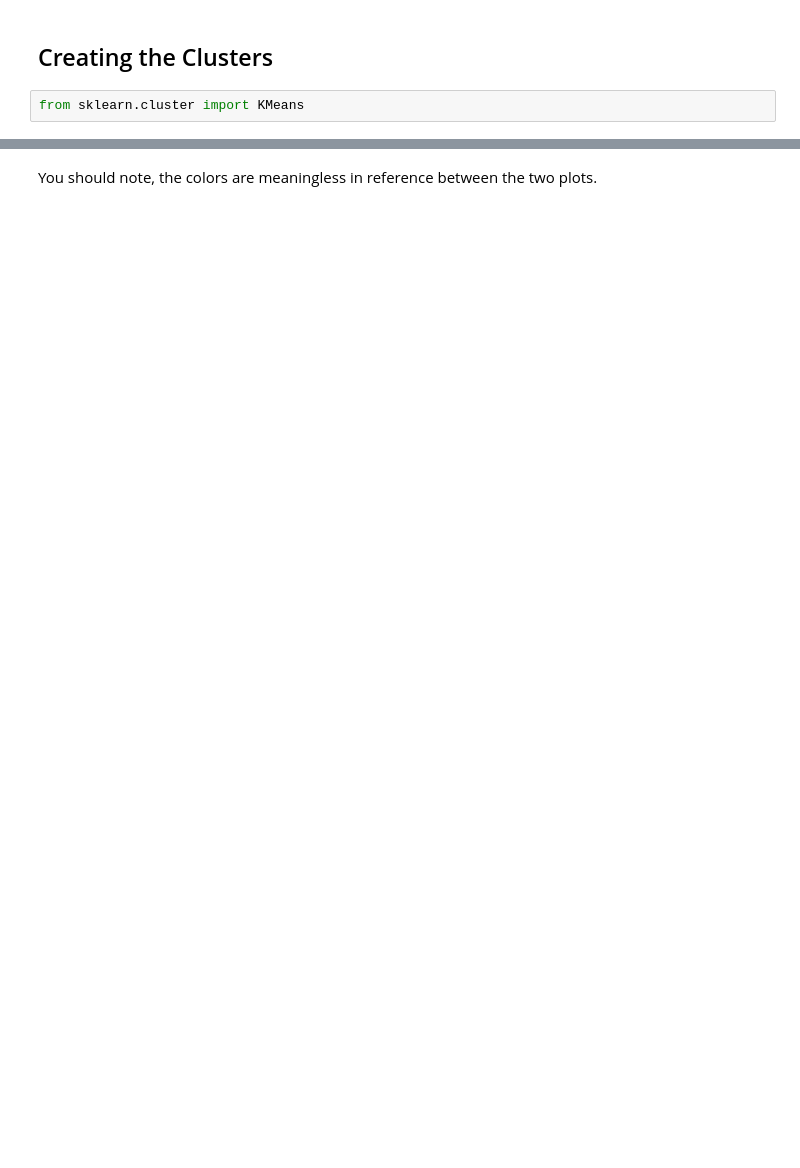
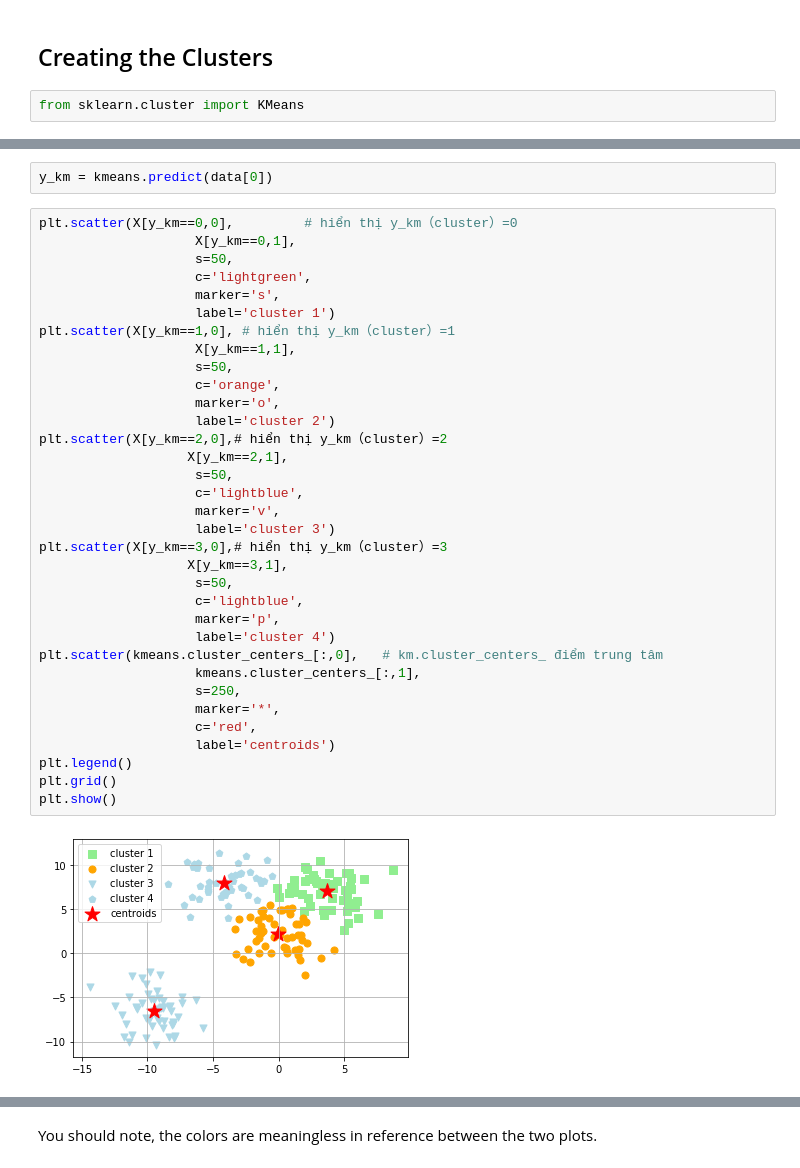
Before and after one commit to NguyenTheBinh1205/Machine_Learning, a Jupyter notebook: K-means/01-K Means Clustering with Python.ipynb, the cells around one changed output, grey strips where cells are left out. Drawn from its saved outputs; the diff is of its cells as text; blank space fills up the shorter version.

```diff
--- a/K-means/01-K Means Clustering with Python.ipynb
+++ b/K-means/01-K Means Clustering with Python.ipynb
@@ -89,3 +140,41 @@ array([2, 3, 0, 3, 3, 1, 3, 0, 3, 0, 2, 0, 3, 3, 2, 0, 3, 0, 1, 2, 1, 0,
+# %%
+y_km = kmeans.predict(data[0])
+# %%
+plt.scatter(X[y_km==0,0],         # hiển thị y_km（cluster）=0
+                    X[y_km==0,1],
+                    s=50,
+                    c='lightgreen',
+                    marker='s',
+                    label='cluster 1')
+plt.scatter(X[y_km==1,0], # hiển thị y_km（cluster）=1
+                    X[y_km==1,1],
+                    s=50,
+                    c='orange',
+                    marker='o',
+                    label='cluster 2')
+plt.scatter(X[y_km==2,0],# hiển thị y_km（cluster）=2
+                   X[y_km==2,1],
+                    s=50,
+                    c='lightblue',
+                    marker='v',
+                    label='cluster 3')
+plt.scatter(X[y_km==3,0],# hiển thị y_km（cluster）=3
+                   X[y_km==3,1],
+                    s=50,
+                    c='lightblue',
+                    marker='p',
+                    label='cluster 4')
+plt.scatter(kmeans.cluster_centers_[:,0],   # km.cluster_centers_ điểm trung tâm
+                    kmeans.cluster_centers_[:,1],
+                    s=250,
+                    marker='*',
+                    c='red',
+                    label='centroids')
+plt.legend()
+plt.grid()
+plt.show()
+# %% [output]
+[figure, added]
 # %%
 f, (ax1, ax2) = plt.subplots(1, 2, sharey=True,figsize=(10,6))
 ax1.set_title('K Means')
```
Also changed, not shown: parts of 17 cells of this notebook, 22 other files.
